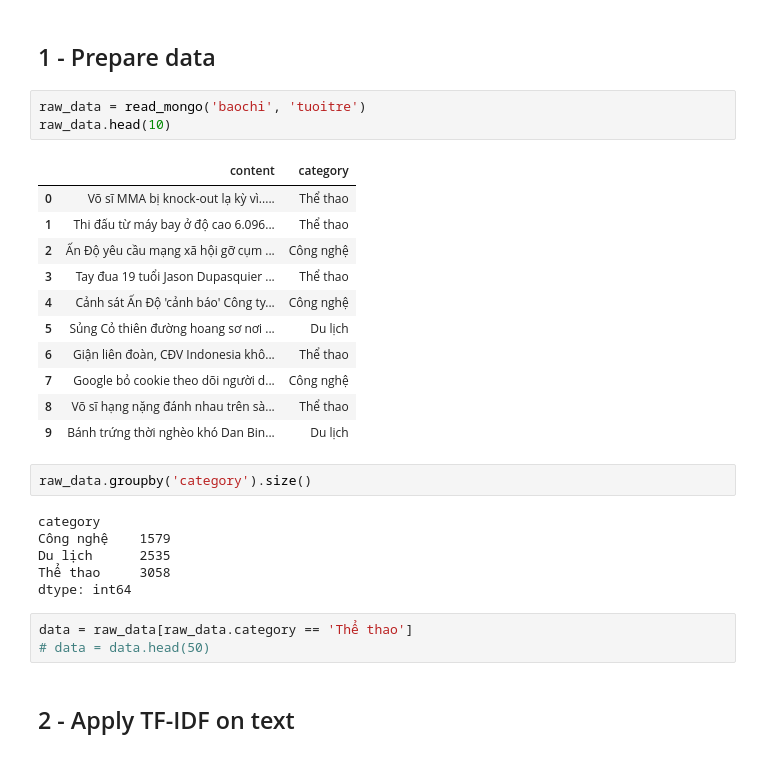
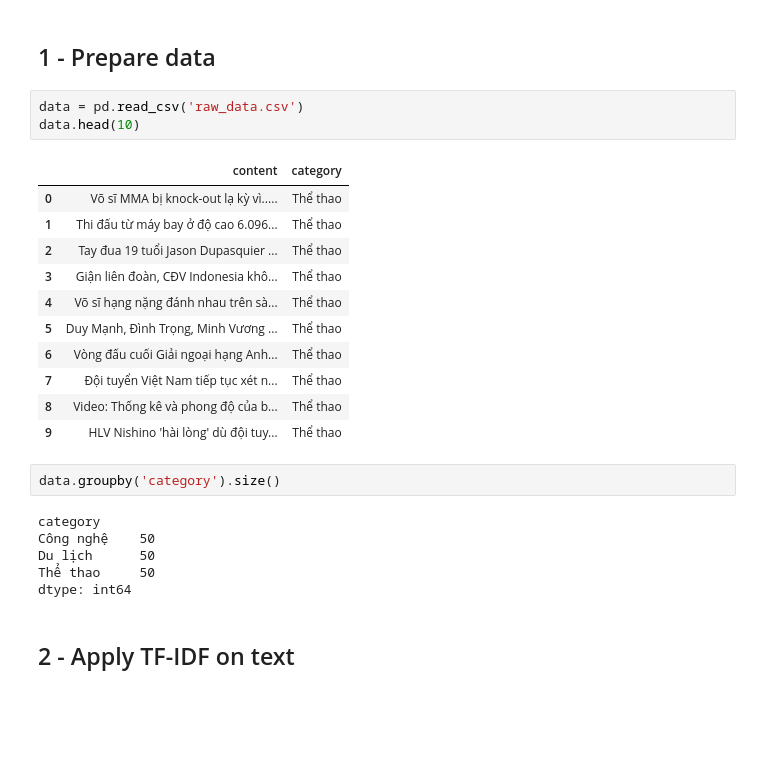
Before and after one commit to bluesky2106/python-ai, a Jupyter notebook: 06-clustering/lab02/k-means.ipynb, the cells around one changed output. Drawn from its saved outputs; the diff is of its cells as text; blank space fills up the shorter version.

```diff
--- a/06-clustering/lab02/k-means.ipynb
+++ b/06-clustering/lab02/k-means.ipynb
@@ -75,31 +45,28 @@ def read_mongo(db, collection, query={}, host='localhost', port=27017, username=
 # %% [markdown]
 ## 1 - Prepare data
-# %%
-raw_data = read_mongo('baochi', 'tuoitre')
-raw_data.head(10)
-# %% [output]
-|  | content | category |
-| 0 | Võ sĩ MMA bị knock-out lạ kỳ vì..... | Thể thao |
-| 1 | Thi đấu từ máy bay ở độ cao 6.096... | Thể thao |
-| 2 | Ấn Độ yêu cầu mạng xã hội gỡ cụm ... | Công nghệ |
-| 3 | Tay đua 19 tuổi Jason Dupasquier ... | Thể thao |
-| 4 | Cảnh sát Ấn Độ 'cảnh báo' Công ty... | Công nghệ |
-| 5 | Sủng Cỏ thiên đường hoang sơ nơi ... | Du lịch |
-| 6 | Giận liên đoàn, CĐV Indonesia khô... | Thể thao |
-| 7 | Google bỏ cookie theo dõi người d... | Công nghệ |
-| 8 | Võ sĩ hạng nặng đánh nhau trên sà... | Thể thao |
-| 9 | Bánh trứng thời nghèo khó Dan Bin... | Du lịch |
+# %%
+data = pd.read_csv('raw_data.csv')
+data.head(10)
+# %% [output]
+|  | content | category |
+| 0 | Võ sĩ MMA bị knock-out lạ kỳ vì..... | Thể thao |
+| 1 | Thi đấu từ máy bay ở độ cao 6.096... | Thể thao |
+| 2 | Tay đua 19 tuổi Jason Dupasquier ... | Thể thao |
+| 3 | Giận liên đoàn, CĐV Indonesia khô... | Thể thao |
+| 4 | Võ sĩ hạng nặng đánh nhau trên sà... | Thể thao |
+| 5 | Duy Mạnh, Đình Trọng, Minh Vương ... | Thể thao |
+| 6 | Vòng đấu cuối Giải ngoại hạng Anh... | Thể thao |
+| 7 | Đội tuyển Việt Nam tiếp tục xét n... | Thể thao |
+| 8 | Video: Thống kê và phong độ của b... | Thể thao |
+| 9 | HLV Nishino 'hài lòng' dù đội tuy... | Thể thao |
 # %%
-raw_data.groupby('category').size()
+data.groupby('category').size()
 # %% [output]
 category
-Công nghệ    1579
-Du lịch      2535
-Thể thao     3058
+Công nghệ    50
+Du lịch      50
+Thể thao     50
 dtype: int64
-# %%
-data = raw_data[raw_data.category == 'Thể thao']
-# data = data.head(50)
 # %% [markdown]
 ## 2 - Apply TF-IDF on text
 # %%
```
Also changed, not shown: parts of 11 cells of this notebook, 3 other files.
